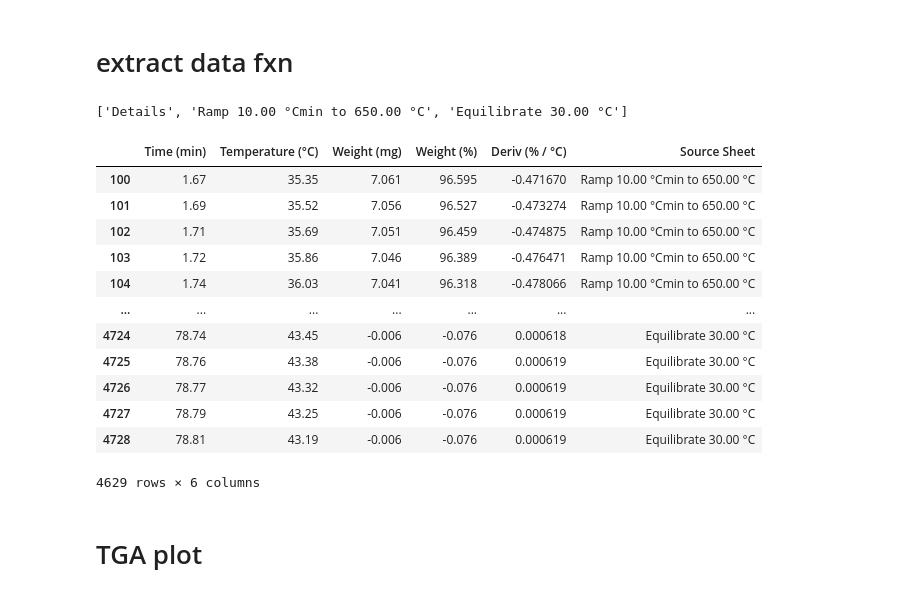
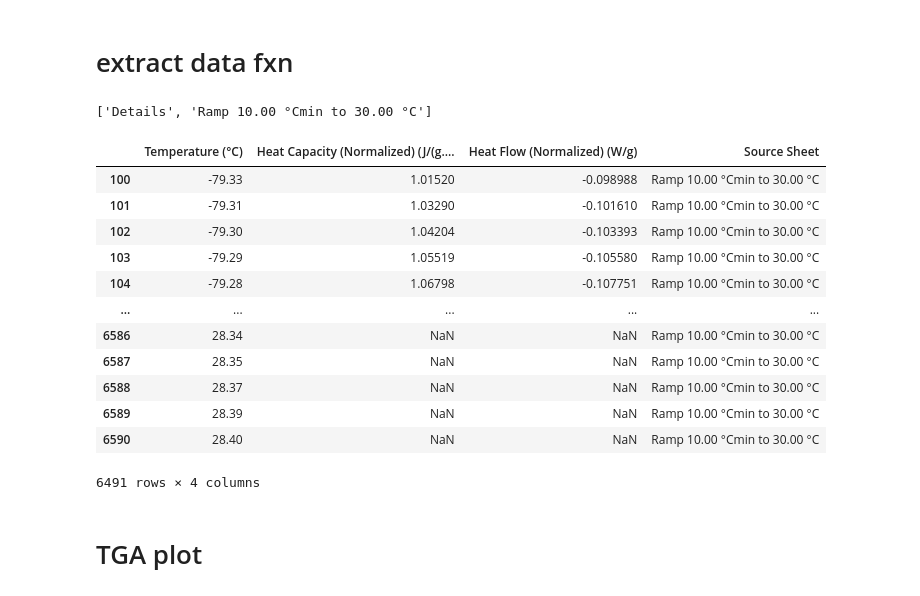
Before and after one commit to maurielle-noto/ionic-liquid-characterization, a Jupyter notebook: dataanalysis.ipynb, the cells around one changed output. Saved outputs shown, nothing was run; the diff lists cells and outputs as text; code cells hidden in the pictures.

Commit message:
checked extract_data fxn, works with dsc. strted making dsc plot section

```diff
--- a/dataanalysis.ipynb
+++ b/dataanalysis.ipynb
@@ -54,49 +54,46 @@ def extract_data(path):
             if unit:
                 new_columns.append(f"{clean_col} ({unit})")
             else:
                 new_columns.append(clean_col)
 
         # assign the new combined names back to the dataframe columns
         sheet_df.columns = new_columns
 
         # drop units row from the data
         sheet_df = sheet_df.drop(index=0).reset_index(drop=True)
 
         # add source sheet column
         sheet_df['Source Sheet'] = sheet
         df_list.append(sheet_df)
 
     # Vertically stack all the sheets together into one final df
     combined_df = pd.concat(df_list, ignore_index=True)
 
     # convert to float
     # errors='coerce' turns any unconvertible text or bad data into NaN safely
     for col in combined_df.columns:
         if col != 'Source Sheet':
             combined_df[col] = pd.to_numeric(combined_df[col], errors='coerce')
 
     # make sure source sheet is last column in final df
     cols = [col for col in combined_df.columns if col != 'Source Sheet'] + ['Source Sheet']
     combined_df = combined_df[cols]
 
     return combined_df
-
-data_df = extract_data('/Users/mauriellenoto/Desktop/seager/ionicliquids/isn/TGA/2026-07-13/2026-07-13-TGA-UAFW.xls')
-data_df[100:]
 # %% [output]
-['Details', 'Ramp 10.00 °Cmin to 650.00 °C', 'Equilibrate 30.00 °C']
+['Details', 'Ramp 10.00 °Cmin to 30.00 °C']
-|  | Time (min) | Temperature (°C) | Weight (mg) | Weight (%) | Deriv (% / °C) | Source Sheet |
-| 100 | 1.67 | 35.35 | 7.061 | 96.595 | -0.471670 | Ramp 10.00 °Cmin to 650.00 °C |
-| 101 | 1.69 | 35.52 | 7.056 | 96.527 | -0.473274 | Ramp 10.00 °Cmin to 650.00 °C |
-| 102 | 1.71 | 35.69 | 7.051 | 96.459 | -0.474875 | Ramp 10.00 °Cmin to 650.00 °C |
-| 103 | 1.72 | 35.86 | 7.046 | 96.389 | -0.476471 | Ramp 10.00 °Cmin to 650.00 °C |
-| 104 | 1.74 | 36.03 | 7.041 | 96.318 | -0.478066 | Ramp 10.00 °Cmin to 650.00 °C |
-| ... | ... | ... | ... | ... | ... | ... |
-| 4724 | 78.74 | 43.45 | -0.006 | -0.076 | 0.000618 | Equilibrate 30.00 °C |
-| 4725 | 78.76 | 43.38 | -0.006 | -0.076 | 0.000619 | Equilibrate 30.00 °C |
-| 4726 | 78.77 | 43.32 | -0.006 | -0.076 | 0.000619 | Equilibrate 30.00 °C |
-| 4727 | 78.79 | 43.25 | -0.006 | -0.076 | 0.000619 | Equilibrate 30.00 °C |
-| 4728 | 78.81 | 43.19 | -0.006 | -0.076 | 0.000619 | Equilibrate 30.00 °C |
+|  | Temperature (°C) | Heat Capacity (Normalized) (J/(g.... | Heat Flow (Normalized) (W/g) | Source Sheet |
+| 100 | -79.33 | 1.01520 | -0.098988 | Ramp 10.00 °Cmin to 30.00 °C |
+| 101 | -79.31 | 1.03290 | -0.101610 | Ramp 10.00 °Cmin to 30.00 °C |
+| 102 | -79.30 | 1.04204 | -0.103393 | Ramp 10.00 °Cmin to 30.00 °C |
+| 103 | -79.29 | 1.05519 | -0.105580 | Ramp 10.00 °Cmin to 30.00 °C |
+| 104 | -79.28 | 1.06798 | -0.107751 | Ramp 10.00 °Cmin to 30.00 °C |
+| ... | ... | ... | ... | ... |
+| 6586 | 28.34 | NaN | NaN | Ramp 10.00 °Cmin to 30.00 °C |
+| 6587 | 28.35 | NaN | NaN | Ramp 10.00 °Cmin to 30.00 °C |
+| 6588 | 28.37 | NaN | NaN | Ramp 10.00 °Cmin to 30.00 °C |
+| 6589 | 28.39 | NaN | NaN | Ramp 10.00 °Cmin to 30.00 °C |
+| 6590 | 28.40 | NaN | NaN | Ramp 10.00 °Cmin to 30.00 °C |
-4629 rows × 6 columns
+6491 rows × 4 columns
 # %% [markdown]
 # TGA plot
```
Also changed, not shown: parts of 5 cells of this notebook.
